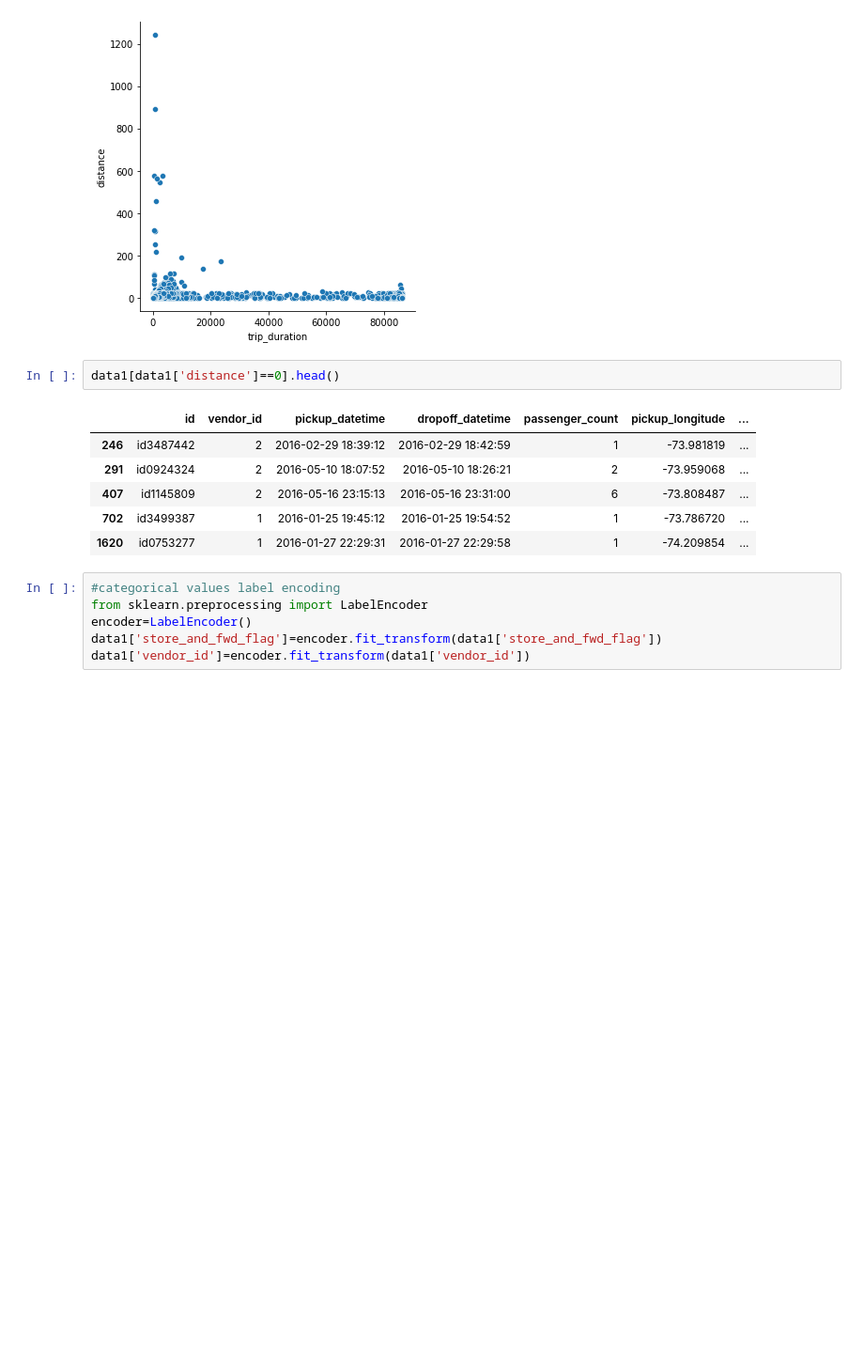
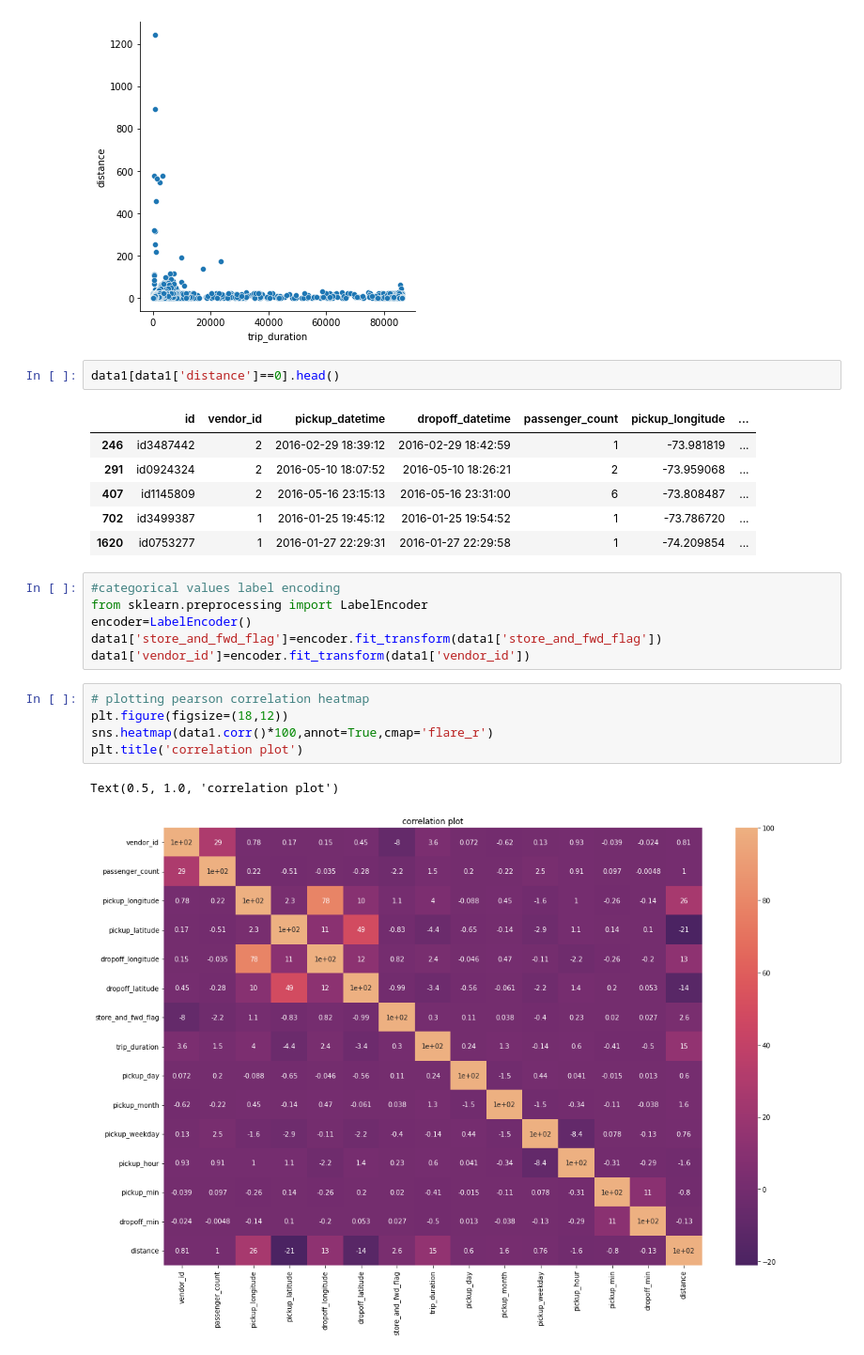
Before and after one commit to Vidhuran-Rajendran/NYC-Taxi-Trip-Time-Prediction, a Jupyter notebook: NYC_Taxi_Trip_Time_Prediction_Capstone_Project.ipynb, the cells around one changed output. Shown: that part at 94% size. Saved outputs shown, nothing was run; the diff lists cells and outputs as text; blank space fills up the shorter version.

```diff
--- a/NYC_Taxi_Trip_Time_Prediction_Capstone_Project.ipynb
+++ b/NYC_Taxi_Trip_Time_Prediction_Capstone_Project.ipynb
@@ -388,3 +388,11 @@ from sklearn.preprocessing import LabelEncoder
 encoder=LabelEncoder()
 data1['store_and_fwd_flag']=encoder.fit_transform(data1['store_and_fwd_flag'])
 data1['vendor_id']=encoder.fit_transform(data1['vendor_id'])
+# %%
+# plotting pearson correlation heatmap
+plt.figure(figsize=(18,12))
+sns.heatmap(data1.corr()*100,annot=True,cmap='flare_r')
+plt.title('correlation plot')
+# %% [output]
+Text(0.5, 1.0, 'correlation plot')
+[figure, added]
```
Also changed, not shown: parts of 14 cells of this notebook.
